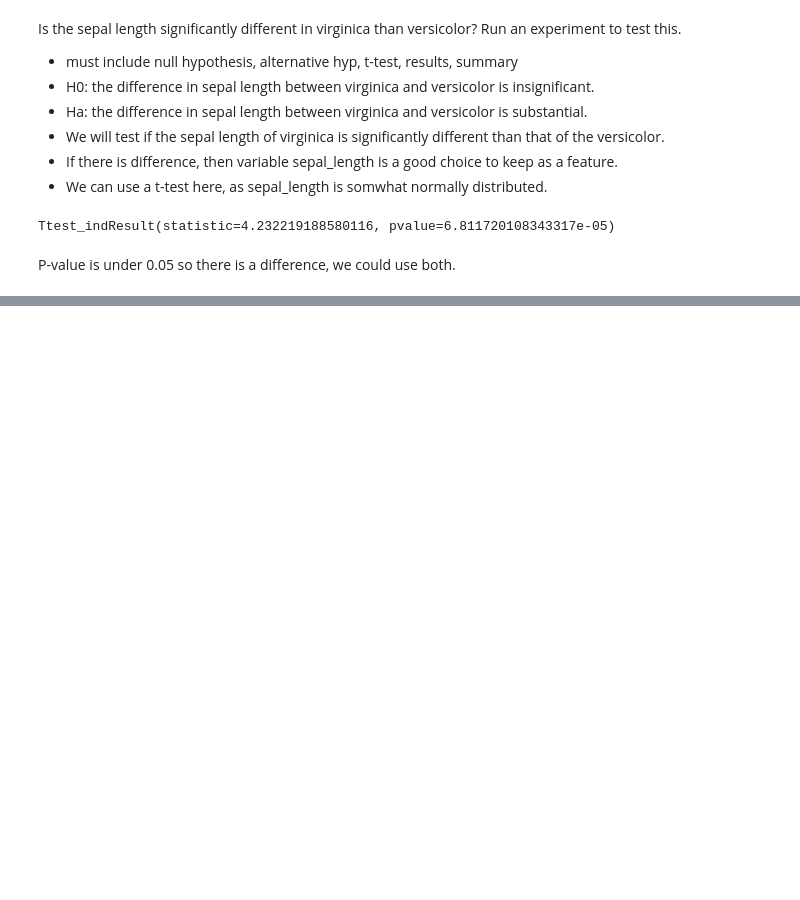
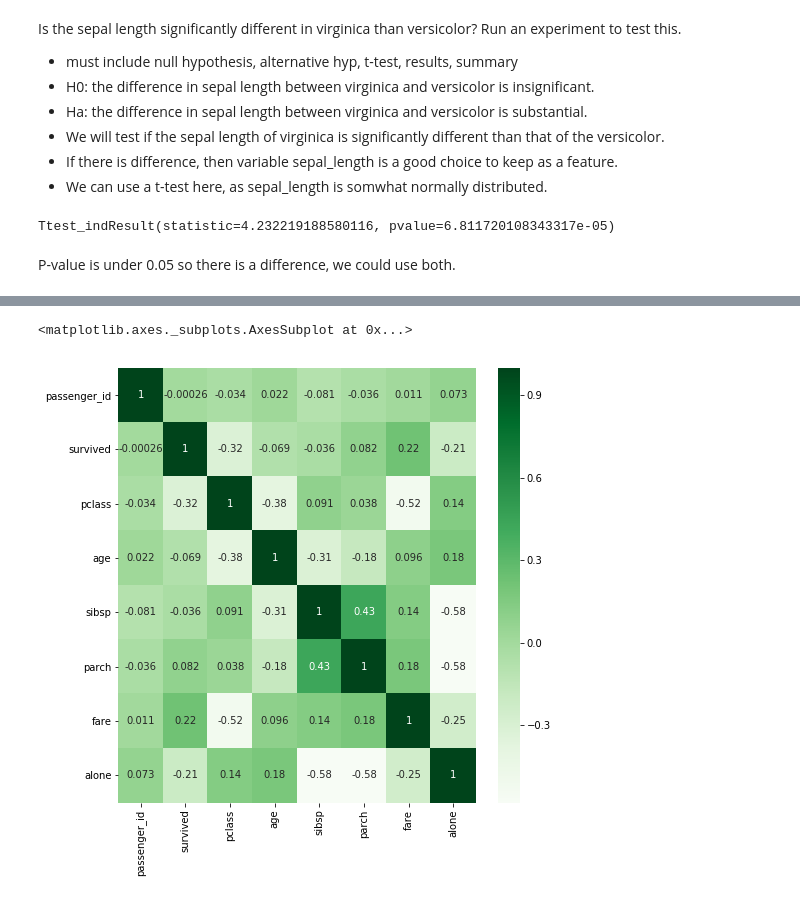
Before and after one commit to StevenGaris/ds-methodologies-exercises, a Jupyter notebook: classification/explore.ipynb, the cells around one changed output, grey strips where cells are left out. Drawn from its saved outputs; the diff is of its cells as text; code cells hidden in the pictures; blank space fills up the shorter version.

```diff
--- a/classification/explore.ipynb
+++ b/classification/explore.ipynb
@@ -140,3 +140,5 @@ scipy.stats.ttest_ind(virginica.sepal_length, versicolor.sepal_length)
 Ttest_indResult(statistic=4.232219188580116, pvalue=6.811720108343317e-05)
 # %% [markdown]
 P-value is under 0.05 so there is a difference, we could use both.
+# %%
+titanic_df = acquire.get_titanic_data()
@@ -142,0 +154,4 @@ P-value is under 0.05 so there is a difference, we could use both.
+# %%
+titanic_df.drop('deck', axis=1, inplace=True)
+# %%
+train_titanic, test_titanic = train_test_split(titanic_df, train_size=.7, stratify=titanic_df.survived, random_state=123)
@@ -142,0 +175,6 @@ P-value is under 0.05 so there is a difference, we could use both.
+# %%
+plt.figure(figsize=(8,8))
+sns.heatmap(train_titanic.corr(), annot=True, cmap='Greens')
+# %% [output]
+<matplotlib.axes._subplots.AxesSubplot at 0x...>
+[figure, added]
```
Also changed, not shown: parts of 7 cells of this notebook, 4 other files.
